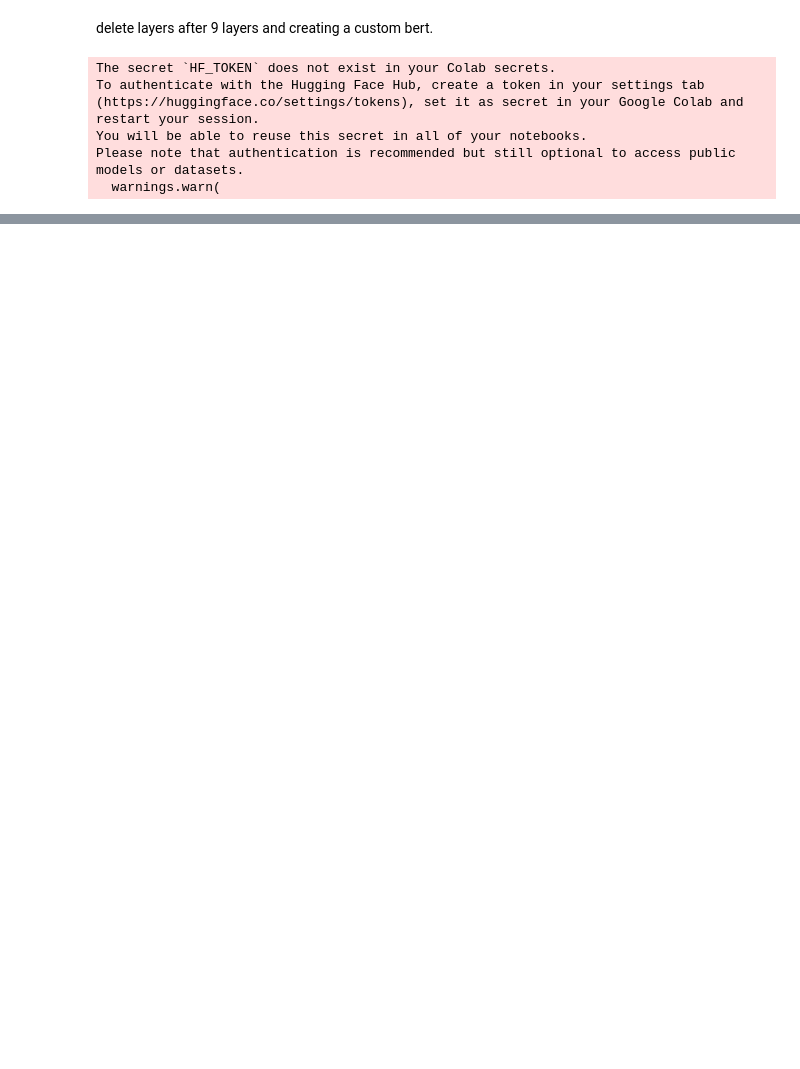
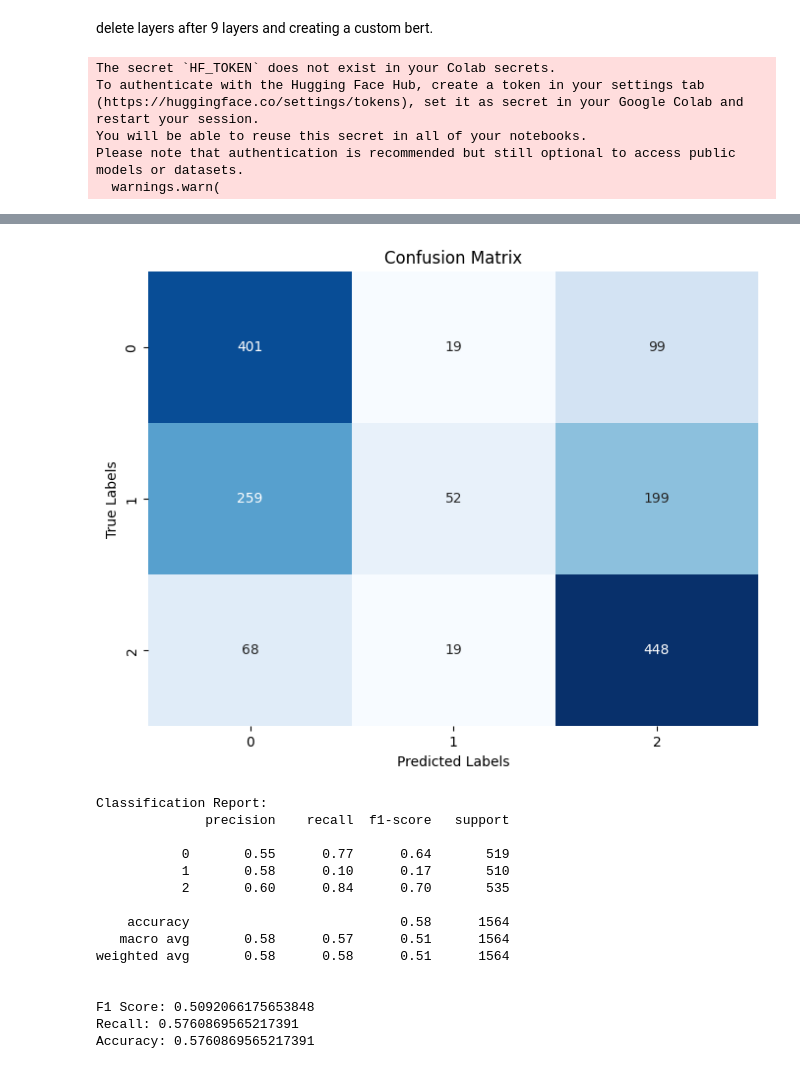
Before and after one commit to pooyaaf/Neural-Networks-Deep-Learning, a Jupyter notebook: Homework/HomeWork5/Q2/Question_2_Fine_Tunning_The_BERT_Model.ipynb, the cells around one changed output, grey strips where cells are left out. Drawn from its saved outputs; the diff is of its cells as text; code cells hidden in the pictures; blank space fills up the shorter version.

```diff
--- a/Homework/HomeWork5/Q2/Question_2_Fine_Tunning_The_BERT_Model.ipynb
+++ b/Homework/HomeWork5/Q2/Question_2_Fine_Tunning_The_BERT_Model.ipynb
@@ -909,21 +930,3 @@ optimizer = optim.Adam(model4.parameters(), lr=9e-5)  # lr is the learning rate
-# %%
-
-hidden_size = 768
-output_classes = 3
-
-# Assuming 'first_nine_layers' are obtained from BERT and 'hidden_size' and 'output_classes' are defined
-model4 = CustomBERTModel(first_nine_layers, hidden_size, output_classes)
-
-
-import torch.optim as optim
-
-optimizer = optim.Adam(model4.parameters(), lr=9e-5)  # lr is the learning rate
-import torch
-# Check if GPU is available and set the device accordingly
-device = torch.device("cuda" if torch.cuda.is_available() else "cpu")
-# Move model to device
-model4.to(device)
-from transformers.modeling_outputs import BaseModelOutputWithPastAndCrossAttentions
 # %%
 import torch
 import matplotlib.pyplot as plt
@@ -1020,0 +1027,57 @@ OutOfMemoryError: ignored
+# %%
+model4.eval()
+
+test_predictions = []
+test_labels = []
+
+with torch.no_grad():
+    for batch in test_loader:
+        inputs = {key: val.to(device) for key, val in batch.items()}
+        labels = inputs.pop('labels')
+
+        outputs = model4(**inputs)
+        if isinstance(outputs, tuple):
+            outputs = outputs[0]
+        _, predicted = torch.max(outputs, 1)
+        test_predictions.extend(predicted.cpu().numpy())
+        test_labels.extend(labels.cpu().numpy())
+
+test_predictions = np.array(test_predictions)
+test_labels = np.array(test_labels)
+
+conf_matrix = confusion_matrix(test_labels, test_predictions)
+class_report = classification_report(test_labels, test_predictions)
+f1 = f1_score(test_labels, test_predictions, average='weighted')
+recall = recall_score(test_labels, test_predictions, average='weighted')
+accuracy = accuracy_score(test_labels, test_predictions)
+
+plt.figure(figsize=(8, 6))
+sns.heatmap(conf_matrix, annot=True, fmt='d', cmap='Blues', cbar=False)
+plt.title('Confusion Matrix')
+plt.xlabel('Predicted Labels')
+plt.ylabel('True Labels')
+plt.show()
+
+print("\nClassification Report:")
+print(class_report)
+
+print("\nF1 Score:", f1)
+print("Recall:", recall)
+print("Accuracy:", accuracy)
+# %% [output]
+[figure, added]
+Classification Report:
+              precision    recall  f1-score   support
+
+           0       0.55      0.77      0.64       519
+           1       0.58      0.10      0.17       510
+           2       0.60      0.84      0.70       535
+
+    accuracy                           0.58      1564
+   macro avg       0.58      0.57      0.51      1564
+weighted avg       0.58      0.58      0.51      1564
+
+
+F1 Score: 0.5092066175653848
+Recall: 0.5760869565217391
+Accuracy: 0.5760869565217391
```
Also changed, not shown: parts of 9 cells of this notebook.
